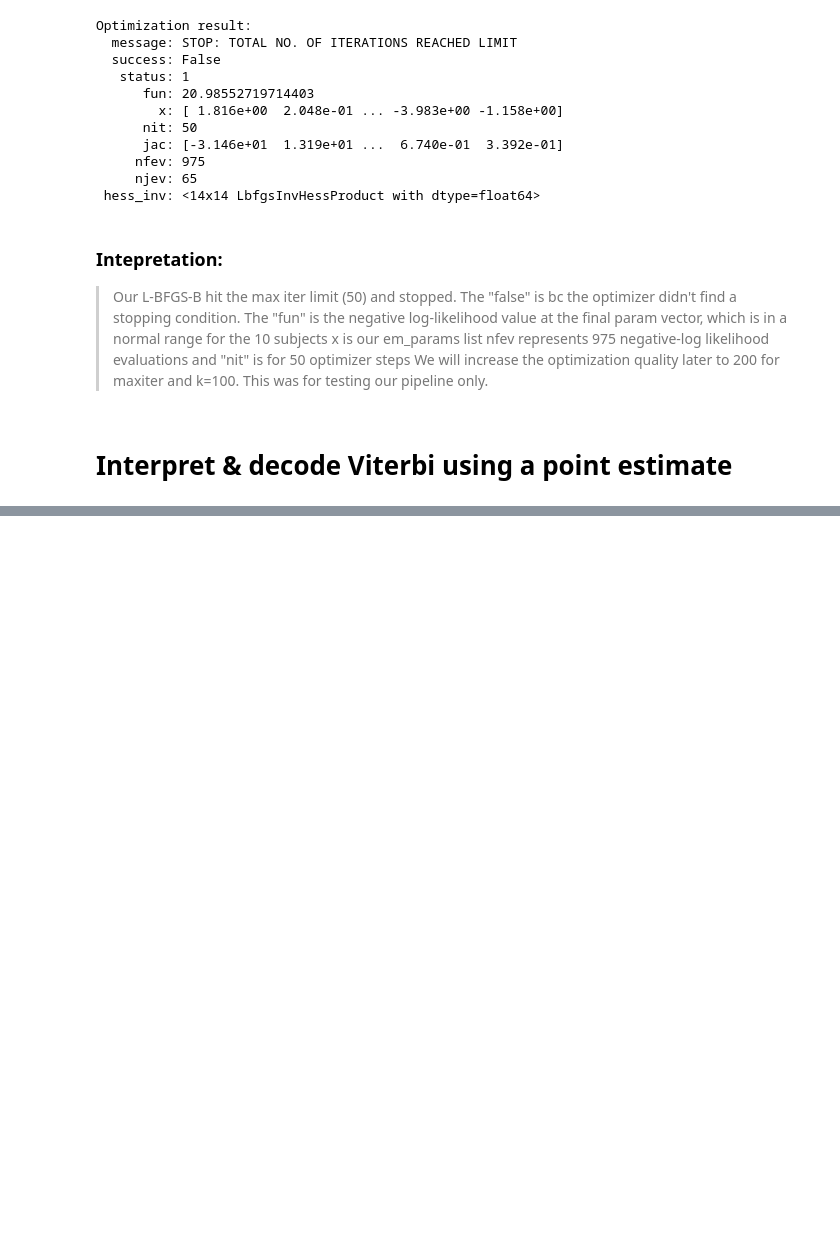
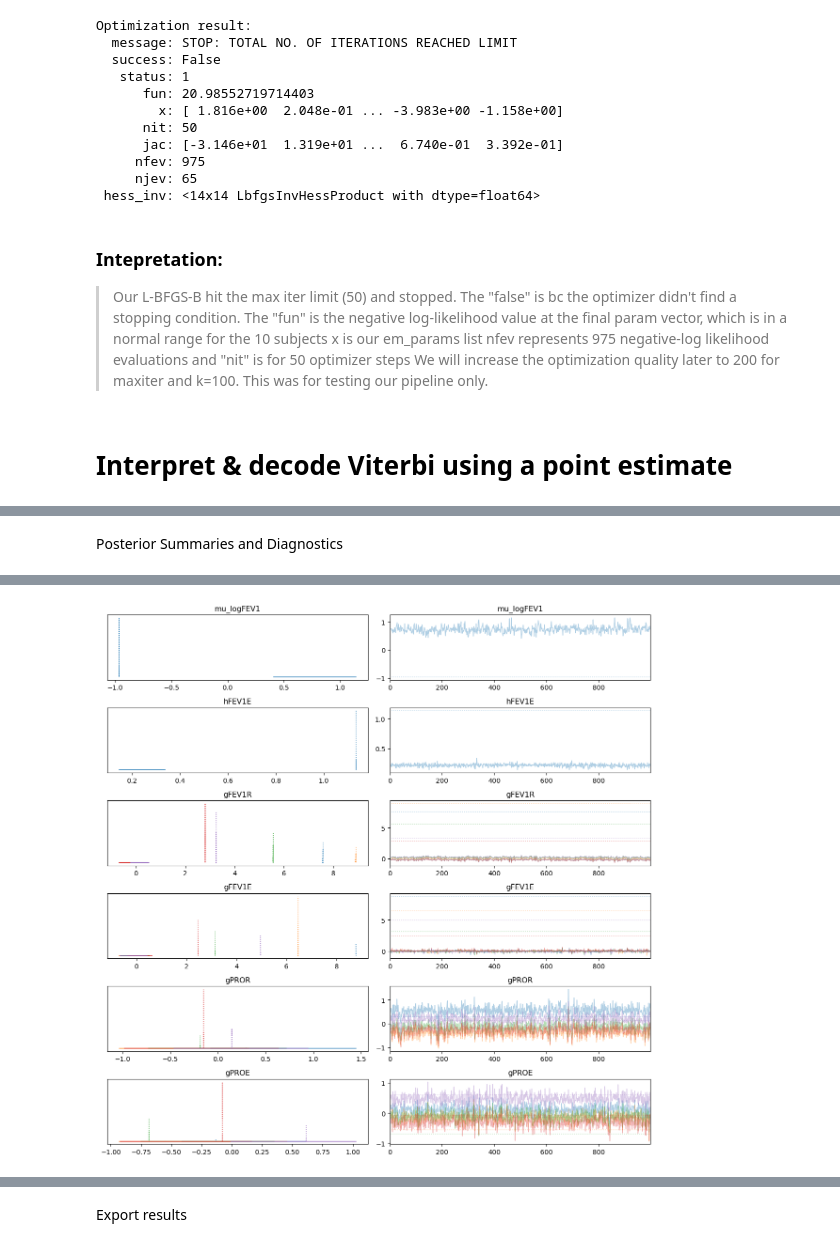
Before and after one commit to Clint-Os/Markov-Models, a Jupyter notebook: mHMM/notebooks/03_estimation.ipynb, the cells around one changed output, grey strips where cells are left out. Drawn from its saved outputs; the diff is of its cells as text; code cells hidden in the pictures; blank space fills up the shorter version.

```diff
--- a/mHMM/notebooks/03_estimation.ipynb
+++ b/mHMM/notebooks/03_estimation.ipynb
@@ -376,0 +545,75 @@ Run CmdStanPy Sampling
+# %% [markdown]
+Posterior Summaries and Diagnostics
+# %%
+import arviz as az
+import numpy as np
+import os
+import pickle
+import pandas as pd
+import matplotlib.pyplot as plt
+
+fit_path = "../data/results/stan_fit.pkl"
+assert os.path.exists(fit_path), "No saved stan fit found."
+
+with open(fit_path, "rb") as f:
+    fit = pickle.load(f)
+
+idata = az.from_cmdstanpy(posterior=fit)
+
+post = fit.draws_pd()
+
+# Transform logistic transition parameters
+post["hpRE"] = 1 / (1 + np.exp(-post["logit_hpRE"]))
+post["hpER"] = 1 / (1 + np.exp(-post["logit_hpER"]))
+
+
+post["qR"] = post["qR"]
+post["qE"] = post["qE"]
+
+
+params_of_interest = [
+    "mu_logFEV1",
+    "hFEV1E",
+    "gFEV1R", "gFEV1E",
+    "gPROR", "gPROE",
+    "qR", "qE",
+    "logit_hpRE", "hpRE",
+    "logit_hpER", "hpER",
+    "PE", "PHL"
+]
+params_of_interest = [p for p in params_of_interest if p in post.columns]
+
+summary = post[params_of_interest].describe(percentiles=[0.025, 0.5, 0.975]).T
+summary = summary[["mean", "std", "2.5%", "50%", "97.5%"]]
+
+display(summary.round(3))
+
+# Trace plots for existing parameters
+az.plot_trace(idata, var_names=[p for p in ["mu_logFEV1","hFEV1E",
+                                            "gFEV1R","gFEV1E",
+                                            "gPROR","gPROE"] if p in idata.posterior])
+plt.tight_layout()
+plt.show()
+
+reference_values = {
+    "mu_logFEV1": 0.0,
+    "hFEV1E": 0.5,
+    "gFEV1R": 3.0,
+    "gFEV1E": 0.5,
+    "gPROR": 2.5,
+    "gPROE": 0.5,
+    "qR": -0.33,
+    "qE": -0.33,
+    "hpRE": 0.1,
+    "hpER": 0.3,
+    "PE": 0.2,
+    "PHL": 10.0
+}
+
+diffs = {}
+for k in reference_values:
+    if k in summary.index:
+        diffs[k] = summary.loc[k, "mean"] - reference_values[k]
+
+pd.Series(diffs).round(3).to_frame("Posterior - Reference").style.background_gradient(cmap="Blues_r")
+# %% [output]
@@ -376,0 +631 @@ Run CmdStanPy Sampling
+[figure, added]
@@ -376,0 +641,2 @@ Run CmdStanPy Sampling
+# %% [markdown]
+Export results
```
Also changed, not shown: parts of 11 cells of this notebook, 4 other files.
